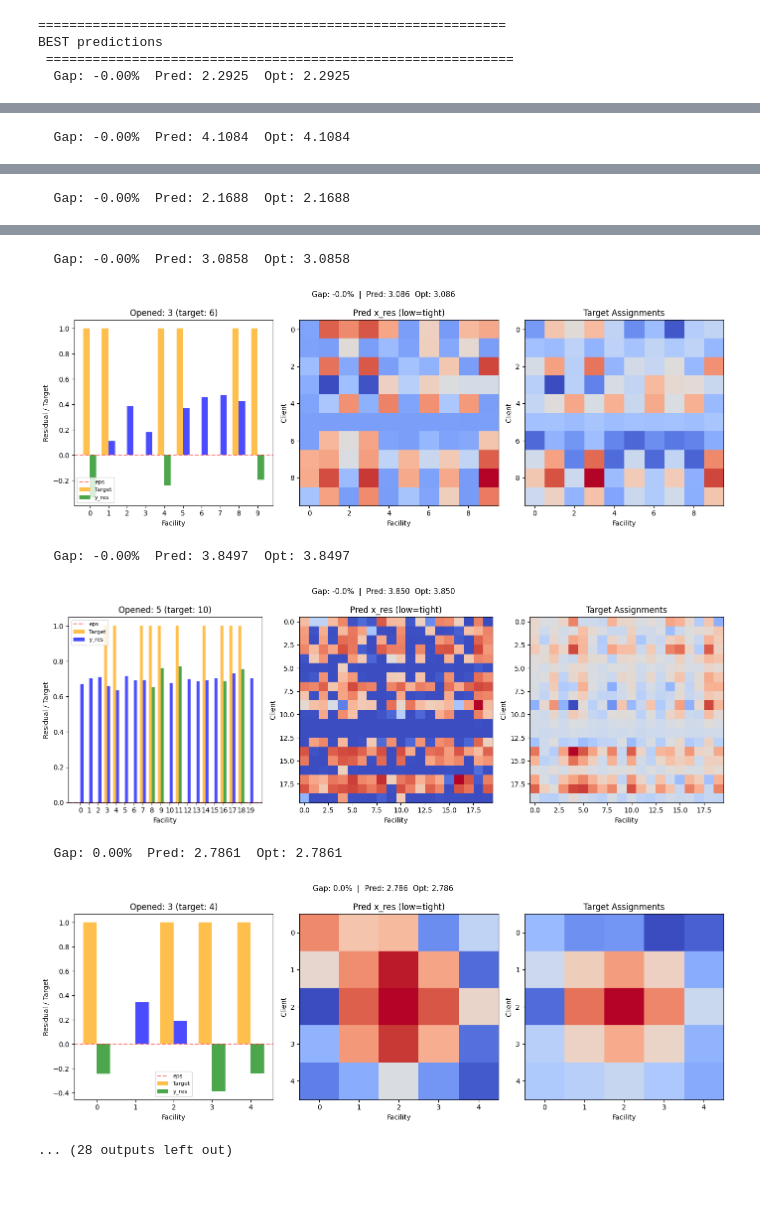
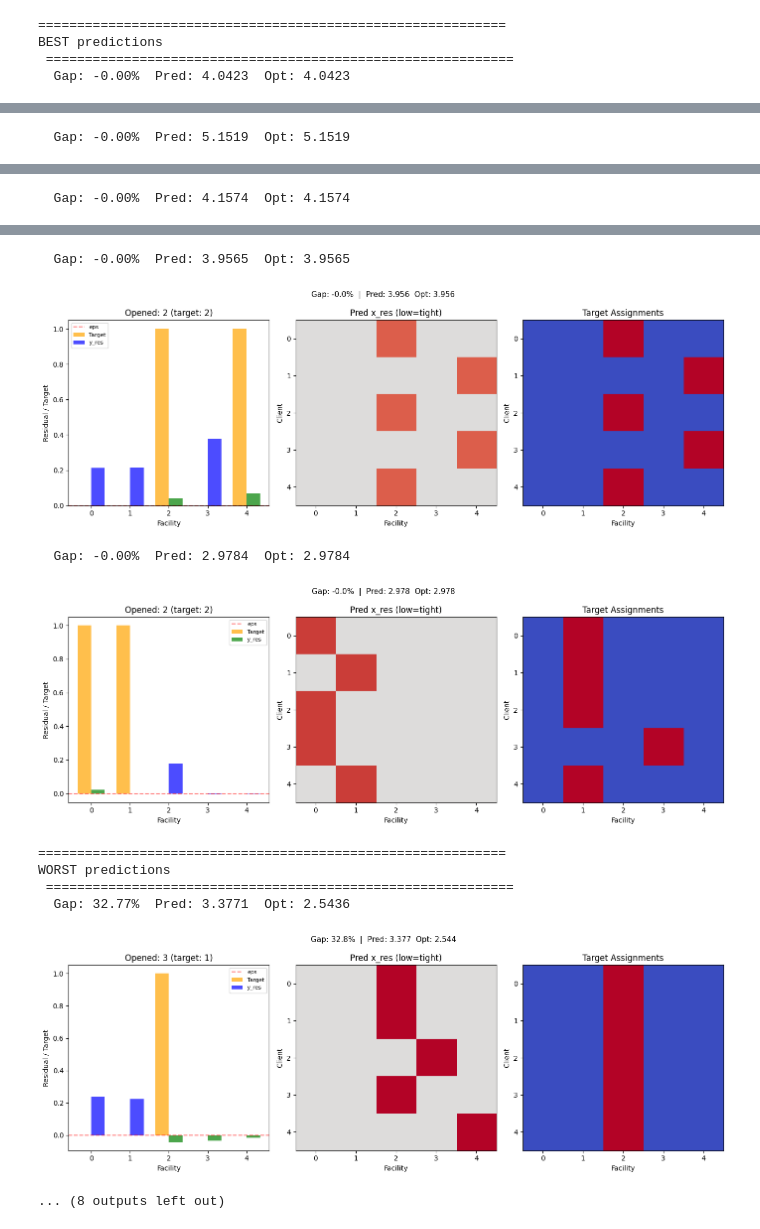
Before and after one commit to Srokusek/FLP-NAR, a Jupyter notebook: notebooks/test.ipynb, the cells around one changed output, grey strips where cells are left out. Cells and saved outputs as stored; diff of their text form; code cells hidden in the pictures; blank space fills up the shorter version.

```diff
--- a/notebooks/test.ipynb
+++ b/notebooks/test.ipynb
@@ -459,7 +459,8 @@ def create_test_datasets(sizes: list[tuple[int, int]], n_samples: int = 100, bas
             n_fac=n_fac,
             n_cli=n_cli,
             seed=base_seed + i * 1000,
-            demand_config=UniformConfig(0, 1),
+            #demand_config=UniformConfig(0, 1),
+            demand_config=ConstantConfig(1),
             facility_cost_config=UniformConfig(0, 1),
             coords_config=NormalConfig(mean=0.5, std=0.5)
         )
@@ -468,16 +469,15 @@ def create_test_datasets(sizes: list[tuple[int, int]], n_samples: int = 100, bas
             config,
             n_samples=n_samples,
             cache_dir=Path(f"data/test_{n_fac}x{n_cli}"),
-            res_only=True
         )
-        dataset.prepare_data()
+        dataset.prepare_test_data()
 
         # Batch size 1 for varying sizes, or same-size batching
         loader = DataLoader(
             dataset,
             batch_size=1,  # Safe default for varying sizes
             shuffle=False,
-            collate_fn=collate_fn
+            collate_fn=test_collate_fn
         )
 
         test_datasets[(n_fac, n_cli)] = {"dataset": dataset, "loader": loader}
@@ -494,6 +494,3 @@ TEST_SIZES = [
     (10, 20),  # Asymmetric: more clients
     (20, 10),  # Asymmetric: more facilities
 ]
-
-# Generate test datasets (this may take a while for larger sizes)
-test_datasets = create_test_datasets(TEST_SIZES, n_samples=50)
@@ -513,3 +497,9 @@ loading instances from cache
 # %%
+# Generate test datasets (this may take a while for larger sizes)
+test_datasets = create_test_datasets(TEST_SIZES, n_samples=50)
 scale_datasets = create_test_datasets([(30,30), (50,50), (100,100), (200,200)], n_samples=20)
+hyper_scale_datasets = create_test_datasets([(300,300), (400,400)], n_samples=5)
+test_datasets.update(scale_datasets)
+test_datasets.update(hyper_scale_datasets)
+test_datasets.update(create_test_datasets([(500,500)], n_samples=2))
 # %% [output]
@@ -541,7 +530,7 @@ import importlib, src.models.reasoners
 importlib.reload(src.models.reasoners)
 from src.models.reasoners import Reasoner
 
-trainer.load_checkpoint("checkpoints/best_model_312_0.pt")
+trainer.load_checkpoint("checkpoints/best_model.pt")
 
 # ── Collect results across all test sizes ─────────────────────────────────────
 all_results = []
@@ -549,7 +538,7 @@ for (nf, nc), data in test_datasets.items():
     print(f"Evaluating {nf}x{nc}...")
     for batch in data["loader"]:
         batch = batch.to(device)
-        all_results.extend(model.inference(batch))
+        all_results.extend(model.inference(batch, repair=True))
 
 # ── Build DataFrame ───────────────────────────────────────────────────────────
 df = pd.DataFrame([
@@ -563,7 +552,7 @@ df = pd.DataFrame([
         "opt_ratio": r["opt_ratio"],
         "dual_ratio": r["dual_ratio"],
         "opt_gap_pct": (r["opt_ratio"] - 1.0) * 100,
-        "n_fac_opened": int(r["opened"].sum()),
+        "n_fac_opened": int(r["repaired_opened"].sum()),
         "n_fac_target": int((r["y_target"] > 0.5).sum()),
     }
     for r in all_results
@@ -654,11 +643,11 @@ def inspect_solution(r, n_fac, n_cli, figsize=(14, 5)):
     ax = axes[0]
     x_pos = np.arange(n_fac); w = 0.35
     ax.bar(x_pos - w/2, r["y_target"][:n_fac], w, label="Target", alpha=.7, color="orange")
-    colors = ["green" if o else "blue" for o in r["opened"][:n_fac]]
+    colors = ["green" if o else "blue" for o in r["repaired_opened"][:n_fac]]
     ax.bar(x_pos + w/2, r["y_res"][:n_fac], w, label="y_res", alpha=.7, color=colors)
     ax.axhline(1e-8, color="r", ls="--", alpha=.5, label="eps")
     ax.set(xlabel="Facility", ylabel="Residual / Target")
-    ax.set_title(f"Opened: {int(r['opened'].sum())} (target: {int((r['y_target']>.5).sum())})")
+    ax.set_title(f"Opened: {int(r['repaired_opened'].sum())} (target: {int((r['y_target']>.5).sum())})")
     ax.legend(fontsize=8); ax.set_xticks(x_pos)
 
     # x_res heatmap
@@ -672,18 +661,18 @@ def inspect_solution(r, n_fac, n_cli, figsize=(14, 5)):
         norm = TwoSlopeNorm(vmin=vmin, vcenter=0, vmax=max(vmax, 1e-8))
     else:
         norm = None  # all non-negative, default norm is fine
-    axes[1].imshow(x_res_data, aspect="auto", cmap="coolwarm", norm=norm)
+    axes[1].imshow(torch.nn.functional.one_hot(torch.from_numpy(r["assignment"][0]), num_classes=r["n_fac"]).numpy(), aspect="auto", cmap="coolwarm", norm=norm)
     axes[1].set(xlabel="Facility", ylabel="Client", title="Pred x_res (low=tight)")
 
     # Target assignments
-    axes[2].imshow(r["x_res_target"].reshape(n_cli, n_fac), aspect="auto", cmap="coolwarm")
+    axes[2].imshow(torch.nn.functional.one_hot(torch.from_numpy(r["x_res_target"]), num_classes=r["n_fac"]).numpy(), aspect="auto", cmap="coolwarm")
     axes[2].set(xlabel="Facility", ylabel="Client", title="Target Assignments")
 
     gap = (r["opt_ratio"] - 1) * 100
     fig.suptitle(f"Gap: {gap:.1f}%  |  Pred: {r['pred_cost']:.3f}  Opt: {r['optimum']:.3f}", fontsize=11)
     plt.tight_layout(); plt.show()
 
-N_INSPECT = 10
+N_INSPECT = 5
 sorted_results = sorted(all_results, key=lambda r: r["opt_ratio"])
 
 print("=" * 60, "\nBEST predictions\n", "=" * 60)
@@ -699,4 +688,4 @@ for r in sorted_results[-N_INSPECT:]:
 ============================================================
 BEST predictions
  ============================================================
-  Gap: -0.00%  Pred: 2.2925  Opt: 2.2925
+  Gap: -0.00%  Pred: 4.0423  Opt: 4.0423
@@ -704 +693 @@ BEST predictions
-  Gap: -0.00%  Pred: 4.1084  Opt: 4.1084
+  Gap: -0.00%  Pred: 5.1519  Opt: 5.1519
@@ -706 +695 @@ BEST predictions
-  Gap: -0.00%  Pred: 2.1688  Opt: 2.1688
+  Gap: -0.00%  Pred: 4.1574  Opt: 4.1574
@@ -708,7 +697,10 @@ BEST predictions
-  Gap: -0.00%  Pred: 3.0858  Opt: 3.0858
+  Gap: -0.00%  Pred: 3.9565  Opt: 3.9565
-[figure, old version]
+[figure, new version]
-  Gap: -0.00%  Pred: 3.8497  Opt: 3.8497
+  Gap: -0.00%  Pred: 2.9784  Opt: 2.9784
-[figure, old version]
+[figure, new version]
-  Gap: 0.00%  Pred: 2.7861  Opt: 2.7861
+============================================================
+WORST predictions
+ ============================================================
+  Gap: 32.77%  Pred: 3.3771  Opt: 2.5436
-[figure, old version]
+[figure, new version]
-... (28 outputs left out)
+... (8 outputs left out)
```
Also changed, not shown: parts of 12 cells of this notebook, 19 other files.
